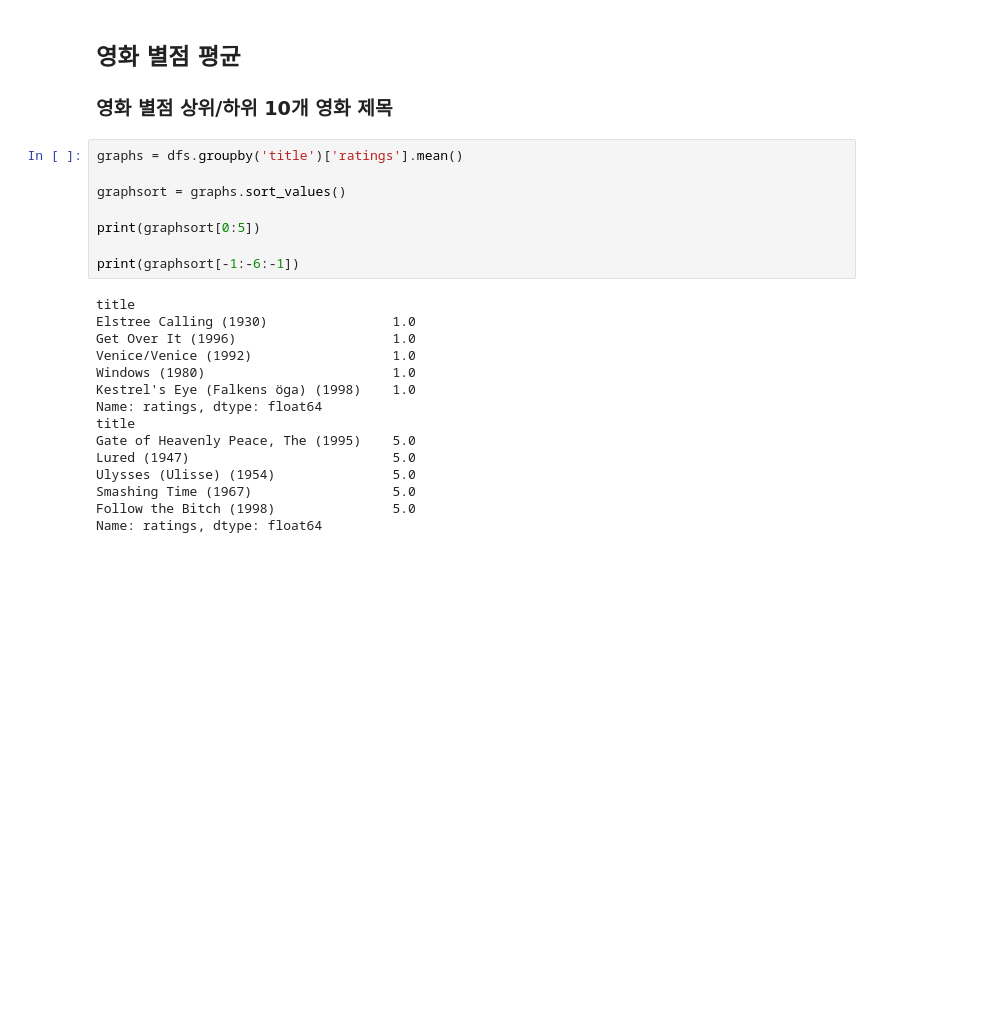
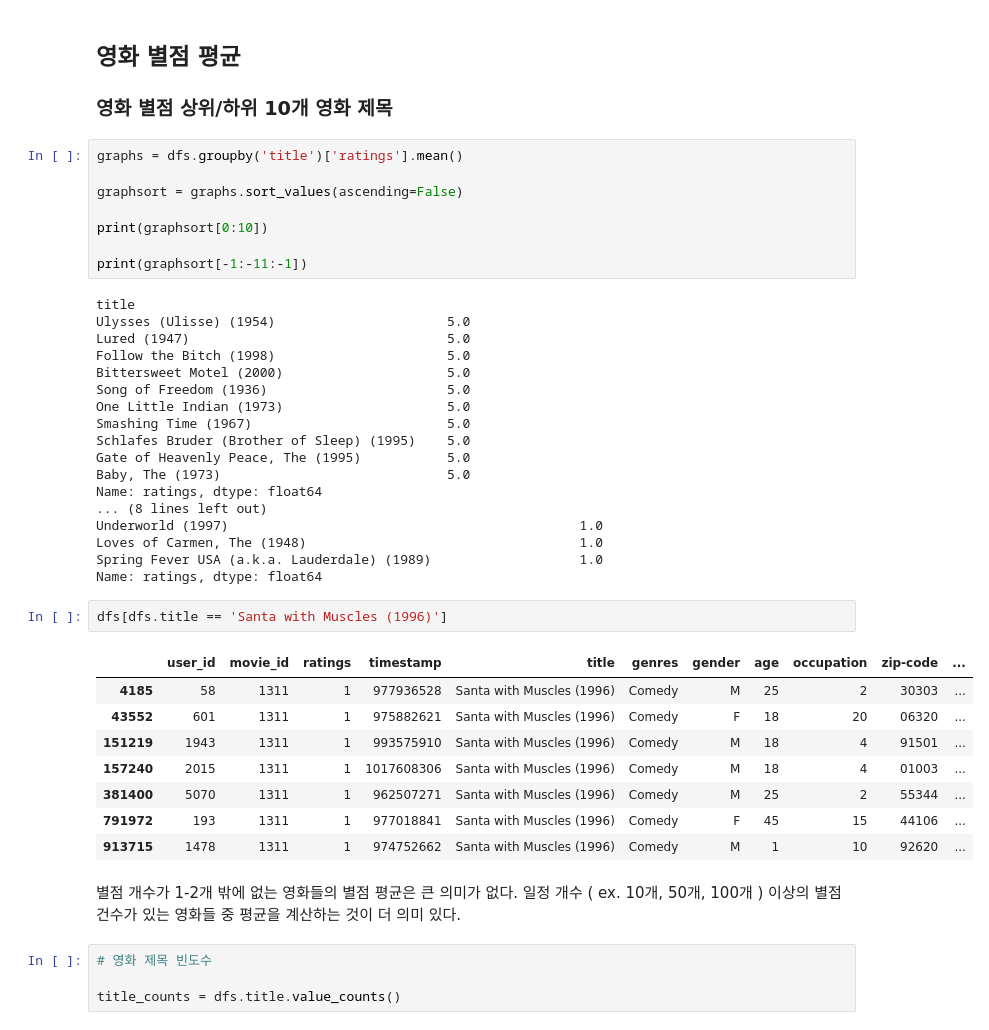
Before and after one commit to kim-dahun/python-study, a Jupyter notebook: py20_movielens.ipynb, the cells around one changed output. Drawn from its saved outputs; the diff is of its cells as text; blank space fills up the shorter version.

```diff
--- a/py20_movielens.ipynb
+++ b/py20_movielens.ipynb
@@ -410,23 +410,43 @@ sns.countplot(data=dfs, x='ratings')
 # %%
 graphs = dfs.groupby('title')['ratings'].mean()
 
-graphsort = graphs.sort_values()
+graphsort = graphs.sort_values(ascending=False)
 
-print(graphsort[0:5])
+print(graphsort[0:10])
 
-print(graphsort[-1:-6:-1])
+print(graphsort[-1:-11:-1])
 # %% [output]
 title
-Elstree Calling (1930)                1.0
-Get Over It (1996)                    1.0
-Venice/Venice (1992)                  1.0
-Windows (1980)                        1.0
-Kestrel's Eye (Falkens öga) (1998)    1.0
+Ulysses (Ulisse) (1954)                      5.0
+Lured (1947)                                 5.0
+Follow the Bitch (1998)                      5.0
+Bittersweet Motel (2000)                     5.0
+Song of Freedom (1936)                       5.0
+One Little Indian (1973)                     5.0
+Smashing Time (1967)                         5.0
+Schlafes Bruder (Brother of Sleep) (1995)    5.0
+Gate of Heavenly Peace, The (1995)           5.0
+Baby, The (1973)                             5.0
 Name: ratings, dtype: float64
-title
-Gate of Heavenly Peace, The (1995)    5.0
-Lured (1947)                          5.0
-Ulysses (Ulisse) (1954)               5.0
-Smashing Time (1967)                  5.0
-Follow the Bitch (1998)               5.0
+... (8 lines left out)
+Underworld (1997)                                             1.0
+Loves of Carmen, The (1948)                                   1.0
+Spring Fever USA (a.k.a. Lauderdale) (1989)                   1.0
 Name: ratings, dtype: float64
+# %%
+dfs[dfs.title == 'Santa with Muscles (1996)']
+# %% [output]
+|  | user_id | movie_id | ratings | timestamp | title | genres | gender | age | occupation | zip-code | ... |
+| 4185 | 58 | 1311 | 1 | 977936528 | Santa with Muscles (1996) | Comedy | M | 25 | 2 | 30303 | ... |
+| 43552 | 601 | 1311 | 1 | 975882621 | Santa with Muscles (1996) | Comedy | F | 18 | 20 | 06320 | ... |
+| 151219 | 1943 | 1311 | 1 | 993575910 | Santa with Muscles (1996) | Comedy | M | 18 | 4 | 91501 | ... |
+| 157240 | 2015 | 1311 | 1 | 1017608306 | Santa with Muscles (1996) | Comedy | M | 18 | 4 | 01003 | ... |
+| 381400 | 5070 | 1311 | 1 | 962507271 | Santa with Muscles (1996) | Comedy | M | 25 | 2 | 55344 | ... |
+| 791972 | 193 | 1311 | 1 | 977018841 | Santa with Muscles (1996) | Comedy | F | 45 | 15 | 44106 | ... |
+| 913715 | 1478 | 1311 | 1 | 974752662 | Santa with Muscles (1996) | Comedy | M | 1 | 10 | 92620 | ... |
+# %% [markdown]
+별점 개수가 1-2개 밖에 없는 영화들의 별점 평균은 큰 의미가 없다. 일정 개수 ( ex. 10개, 50개, 100개 ) 이상의 별점 건수가 있는 영화들 중 평균을 계산하는 것이 더 의미 있다.
+# %%
+# 영화 제목 빈도수
+
+title_counts = dfs.title.value_counts()
```
Also changed, not shown: parts of 23 cells of this notebook.
